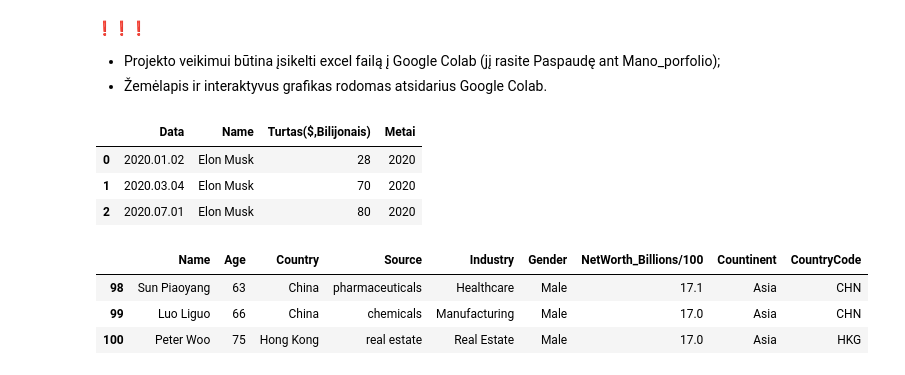
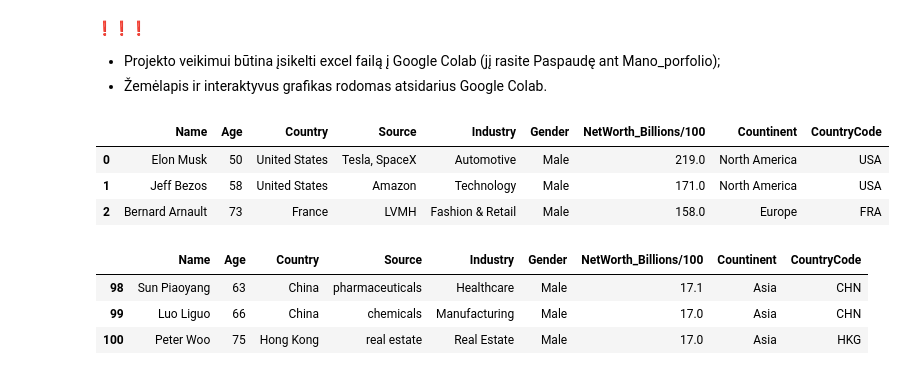
Before and after one commit to JustinaSarsk/Mano-portfolio, a Jupyter notebook: top100.ipynb, the cells around one changed output. Saved outputs shown, nothing was run; the diff lists cells and outputs as text; code cells hidden in the pictures.

```diff
--- a/top100.ipynb
+++ b/top100.ipynb
@@ -39,16 +39,16 @@ import plotly.express as px
 # %%
 #Pasiima duomenis iš excel
 df = pd.read_excel('exelfailas.xlsx',sheet_name="Sheet1")
 df_2 = pd.read_excel('exelfailas.xlsx',sheet_name="Sheet2")
 df_3 = pd.read_excel('exelfailas.xlsx',sheet_name="Sheet3")
 df_4 = pd.read_excel('exelfailas.xlsx',sheet_name="Sheet4")
 #Parodo pirmas 3 eilutes (sheet1)
-df_4.head(3)
+df.head(3)
 # %% [output]
-|  | Data | Name | Turtas($,Bilijonais) | Metai |
-| 0 | 2020.01.02 | Elon Musk | 28 | 2020 |
-| 1 | 2020.03.04 | Elon Musk | 70 | 2020 |
-| 2 | 2020.07.01 | Elon Musk | 80 | 2020 |
+|  | Name | Age | Country | Source | Industry | Gender | NetWorth_Billions/100 | Countinent | CountryCode |
+| 0 | Elon Musk | 50 | United States | Tesla, SpaceX | Automotive | Male | 219.0 | North America | USA |
+| 1 | Jeff Bezos | 58 | United States | Amazon | Technology | Male | 171.0 | North America | USA |
+| 2 | Bernard Arnault | 73 | France | LVMH | Fashion & Retail | Male | 158.0 | Europe | FRA |
 # %%
 #Parodo paskutinės 3 eilutės (sheet1)
 df.tail(3)
```
Also changed, not shown: parts of 1 cell of this notebook.
